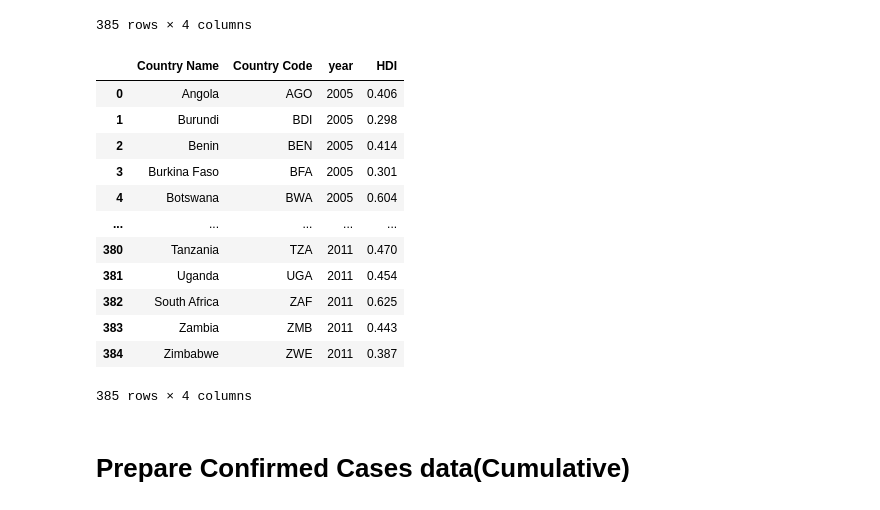
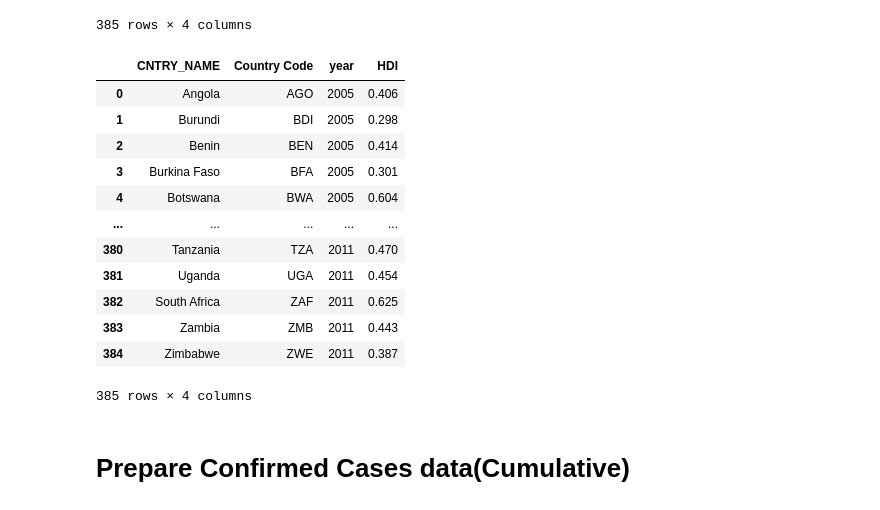
Before and after one commit to PHI-Case-Studies/2019-COVID19-Africa-Basic, a Jupyter notebook: NB03-AfricaCovid19-DataProcessing.ipynb, the cells around one changed output. Drawn from its saved outputs; the diff is of its cells as text; code cells hidden in the pictures.

```diff
--- a/NB03-AfricaCovid19-DataProcessing.ipynb
+++ b/NB03-AfricaCovid19-DataProcessing.ipynb
@@ -439,10 +510,10 @@ hdi_df
 | 384 | Zimbabwe | ZWE | 2011 | 0.387 |
 385 rows × 4 columns
 # %%
-hdi_df.rename(columns={'variable':'year', 'value':'HDI'},inplace=True)
+hdi_df.rename(columns={'variable':'year', 'value':'HDI', 'Country Name':'CNTRY_NAME'},inplace=True)
 hdi_df
 # %% [output]
-|  | Country Name | Country Code | year | HDI |
+|  | CNTRY_NAME | Country Code | year | HDI |
 | 0 | Angola | AGO | 2005 | 0.406 |
 | 1 | Burundi | BDI | 2005 | 0.298 |
 | 2 | Benin | BEN | 2005 | 0.414 |
```
Also changed, not shown: parts of 23 cells of this notebook, 2 other files.
